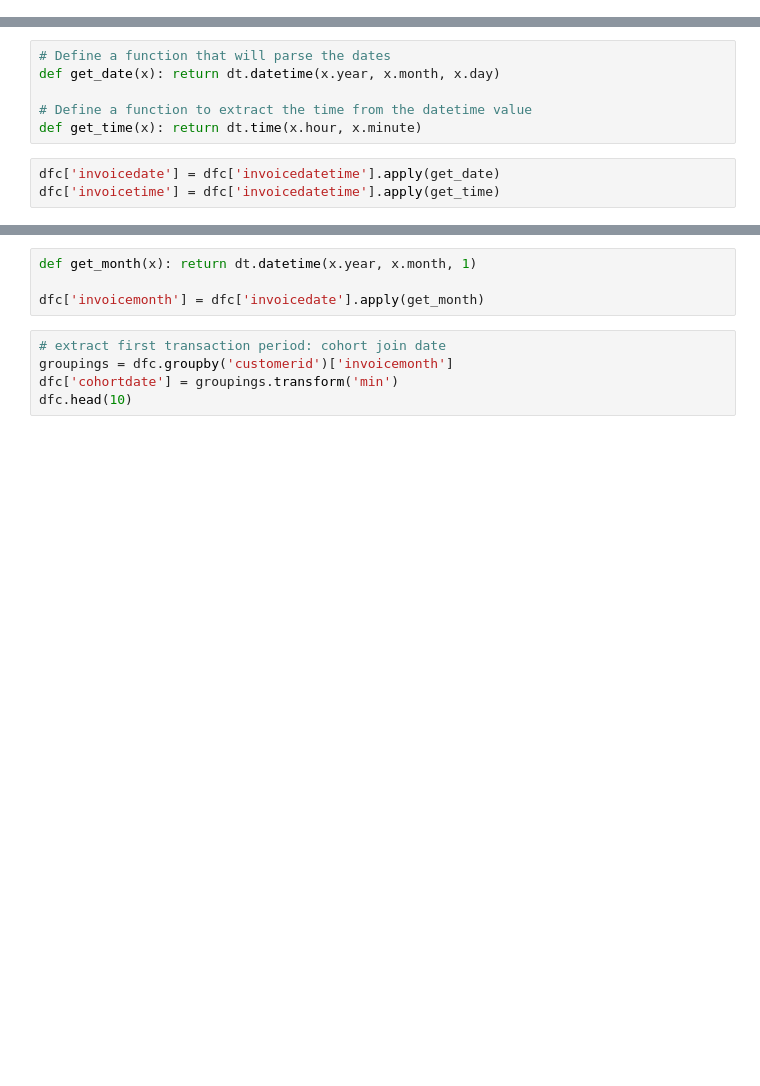
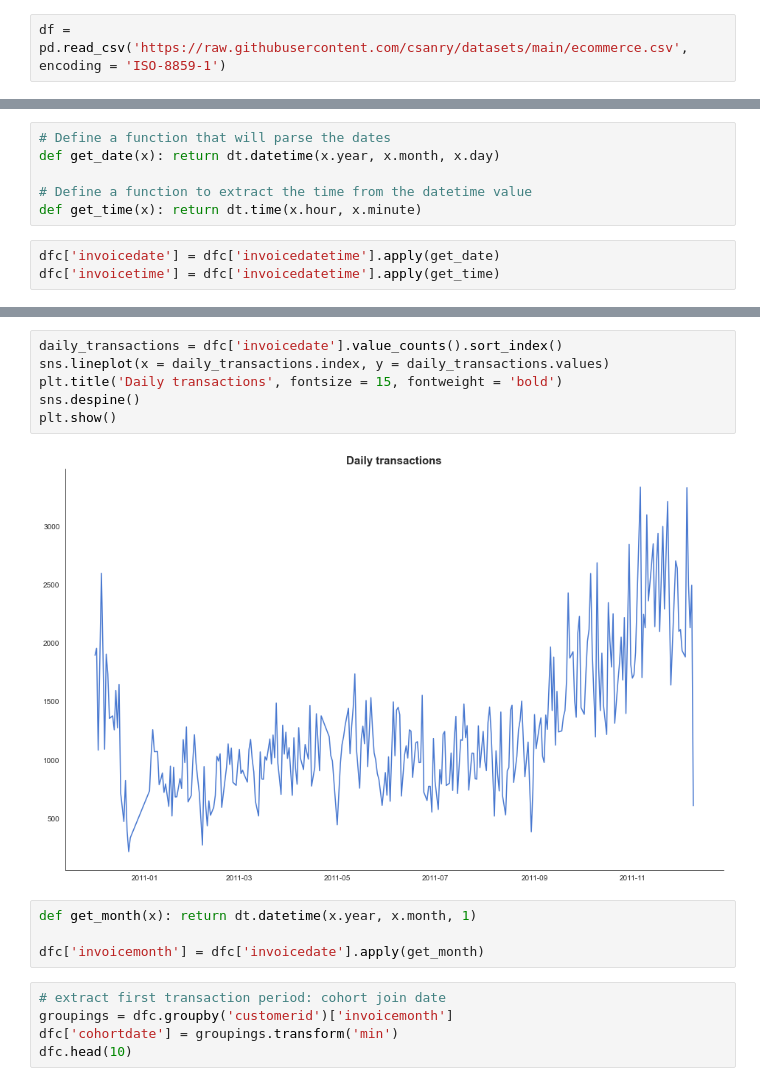
Before and after one commit to csanry/machinelearning, a Jupyter notebook: ecomm_rfm/CODE/e-commerce-cohort-analysis-rfm-clustering.ipynb, the cells around one changed output, grey strips where cells are left out. Drawn from its saved outputs; the diff is of its cells as text; blank space fills up the shorter version.

```diff
--- a/ecomm_rfm/CODE/e-commerce-cohort-analysis-rfm-clustering.ipynb
+++ b/ecomm_rfm/CODE/e-commerce-cohort-analysis-rfm-clustering.ipynb
@@ -138,3 +134,5 @@ df = pd.read_csv('/kaggle/input/ecommerce-data/data.csv')
+# %%
+df = pd.read_csv('https://raw.githubusercontent.com/csanry/datasets/main/ecommerce.csv', encoding = 'ISO-8859-1')
 # %% [markdown]
 <a id="general"></a>
 
@@ -379,3 +584,11 @@ dfc['invoicedate'].value_counts().sort_index().head(10)
+# %%
+daily_transactions = dfc['invoicedate'].value_counts().sort_index()
+sns.lineplot(x = daily_transactions.index, y = daily_transactions.values)
+plt.title('Daily transactions', fontsize = 15, fontweight = 'bold')
+sns.despine()
+plt.show()
+# %% [output]
+[figure, added]
 # %%
 def get_month(x): return dt.datetime(x.year, x.month, 1)
 
```
Also changed, not shown: parts of 133 cells of this notebook, 2 other files.
